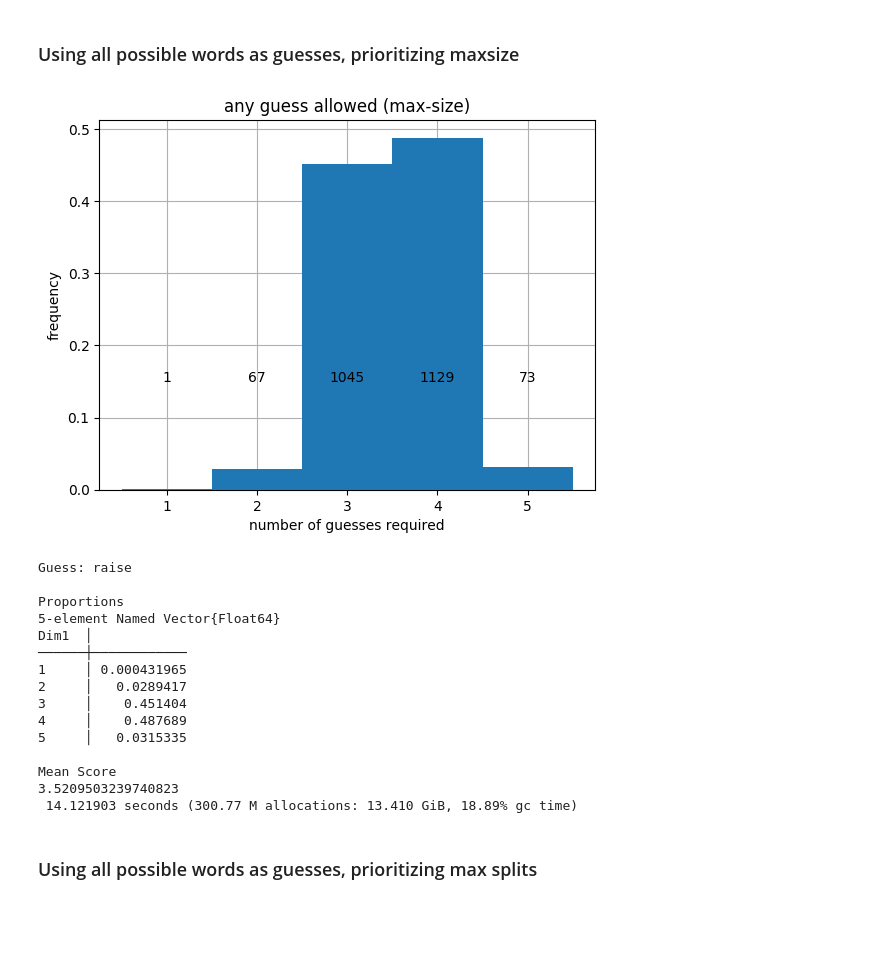
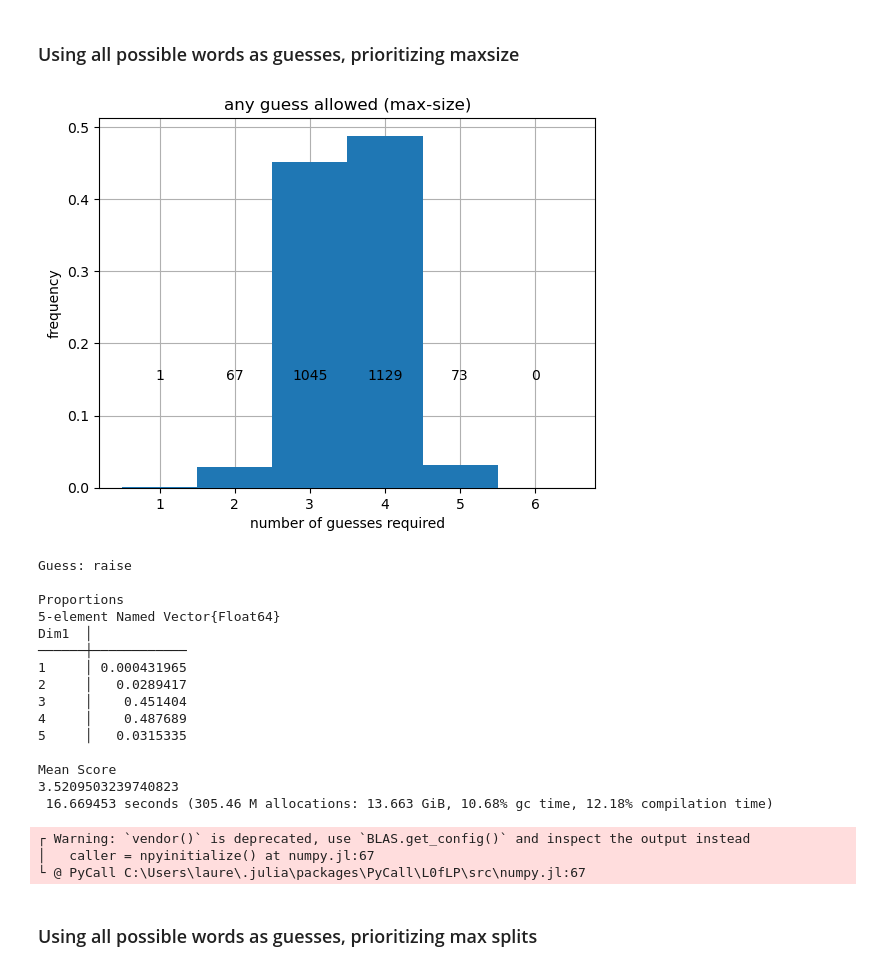
Before and after one commit to LaurentLessard/wordlesolver, a Jupyter notebook: performance.ipynb, the cells around one changed output. Saved outputs shown, nothing was run; the diff lists cells and outputs as text; code cells hidden in the pictures; blank space fills up the shorter version.

Commit message:
update of figures

```diff
--- a/performance.ipynb
+++ b/performance.ipynb
@@ -35,10 +28,28 @@ function get_display_text(heuristic::Heuristic)::String
     throw(ArgumentError("Unexpected heuristic."))
 end
 
+
+function word_stats(
+    starting_word::Int;
+    guess_all_words::Bool = false,
+    heuristic::Heuristic = PRIORITIZE_ENTROPY,
+    hard_mode::Bool = false,
+)
+    num_turns = get_num_turns(
+        guess_all_words ? ALL_WORD_IDXS : SOLUTION_WORD_IDXS,
+        SOLUTION_WORD_IDXS,
+        heuristic = heuristic,
+        hard_mode = hard_mode,
+        starting_word = starting_word
+    )
+    return [prop(freqtable(num_turns)), Statistics.mean(num_turns), maximum(num_turns)]
+end
+
 function generate_stats(;
     guess_all_words::Bool = false,
     hard_mode::Bool = false,
-    heuristic::Heuristic = PRIORITIZE_ENTROPY
+    heuristic::Heuristic = PRIORITIZE_ENTROPY,
+    max_val::Int = 0
 )
     num_turns = get_num_turns(
         guess_all_words ? ALL_WORD_IDXS : SOLUTION_WORD_IDXS,
@@ -56,7 +67,8 @@ function generate_stats(;
     plot_num_turns(
         num_turns,
         title_text = "$(tt_1)$(tt_2)(max-$(heuristic_text))",
-        saved_filename = "strat_using_$(fn_1)$(fn_2)prioritize_$(heuristic_text).png"
+        saved_filename = "strat_using_$(fn_1)$(fn_2)prioritize_$(heuristic_text).png",
+        max_val = max_val
     )
 
     println("\nProportions")
@@ -179,11 +360,12 @@ Mean Score
 # %%
 @time generate_stats(
     guess_all_words = true,
     hard_mode = false,
-    heuristic = PRIORITIZE_MAX_GROUP_SIZE
+    heuristic = PRIORITIZE_MAX_GROUP_SIZE,
+    max_val = 6
 )
 # %% [output]
-[figure, old version]
+[figure, new version]
 Guess: raise
 
 Proportions
@@ -198,7 +380,10 @@ Dim1  │
 
 Mean Score
 3.5209503239740823
- 14.121903 seconds (300.77 M allocations: 13.410 GiB, 18.89% gc time)
+ 16.669453 seconds (305.46 M allocations: 13.663 GiB, 10.68% gc time, 12.18% compilation time)
+┌ Warning: `vendor()` is deprecated, use `BLAS.get_config()` and inspect the output instead
+│   caller = npyinitialize() at numpy.jl:67
+└ @ PyCall C:\Users\laure\.julia\packages\PyCall\L0fLP\src\numpy.jl:67
 # %% [markdown]
 ### Using all possible words as guesses, prioritizing max splits
 # %%
```
Also changed, not shown: parts of 13 cells of this notebook, 12 other files.
